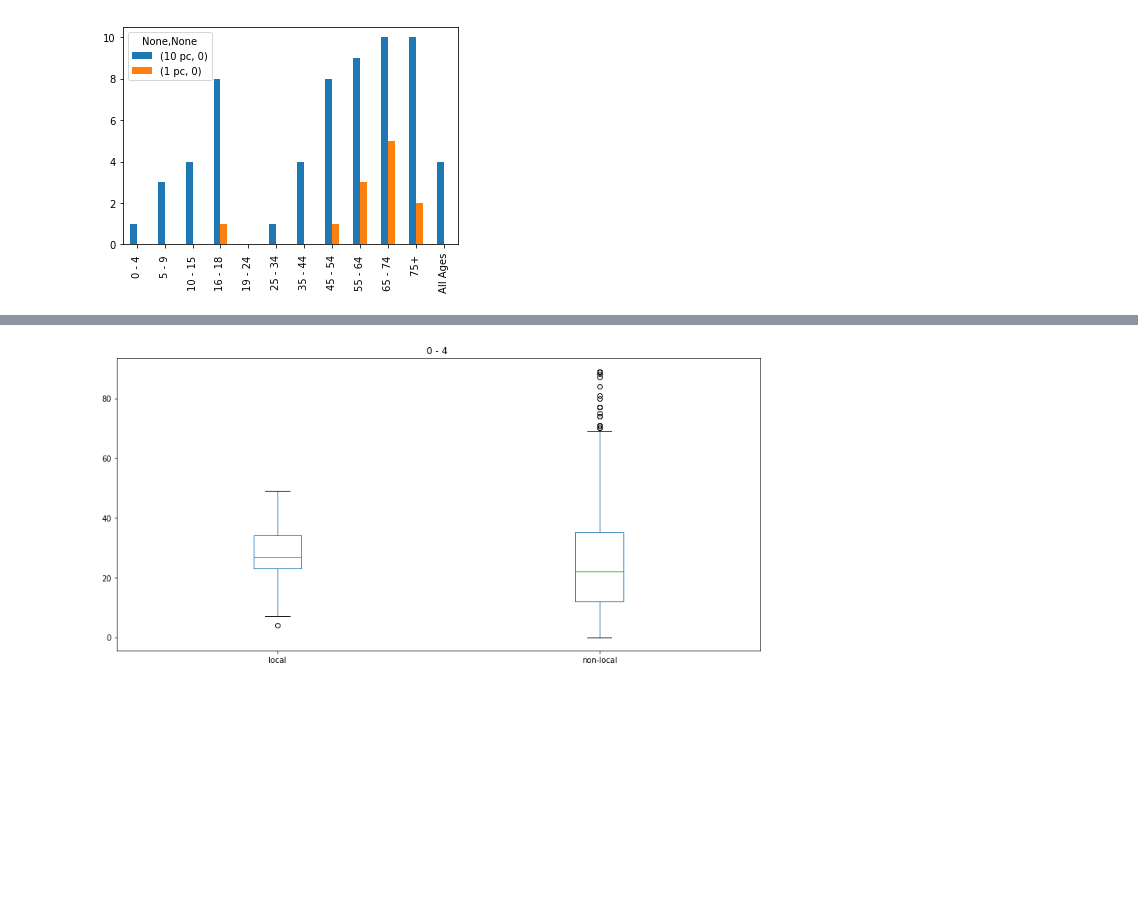
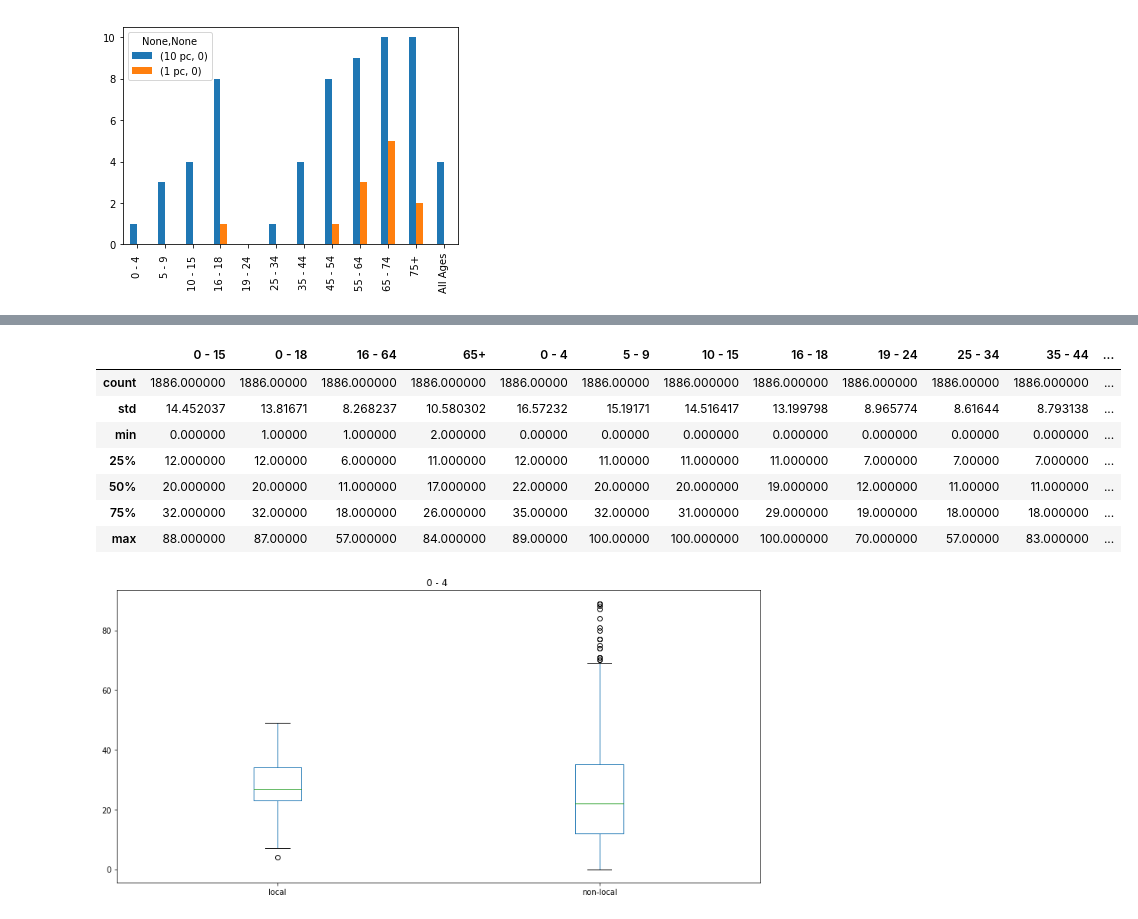
Before and after one commit to idorrington92/SRCDC_cardiff_data_analysis, a Jupyter notebook: codes/employment/Income_deprivation_analysis.ipynb, the cells around one changed output, grey strips where cells are left out. Cells and saved outputs as stored; diff of their text form; code cells hidden in the pictures; blank space fills up the shorter version.

```diff
--- a/codes/employment/Income_deprivation_analysis.ipynb
+++ b/codes/employment/Income_deprivation_analysis.ipynb
@@ -137,3 +146,14 @@ top_1_10_pc_df.plot(kind='bar')
+# %%
+data[data['local']==0].describe().drop('mean')
+# %% [output]
+|  | 0 - 15 | 0 - 18 | 16 - 64 | 65+ | 0 - 4 | 5 - 9 | 10 - 15 | 16 - 18 | 19 - 24 | 25 - 34 | 35 - 44 | ... |
+| count | 1886.000000 | 1886.00000 | 1886.000000 | 1886.000000 | 1886.00000 | 1886.00000 | 1886.000000 | 1886.000000 | 1886.000000 | 1886.00000 | 1886.000000 | ... |
+| std | 14.452037 | 13.81671 | 8.268237 | 10.580302 | 16.57232 | 15.19171 | 14.516417 | 13.199798 | 8.965774 | 8.61644 | 8.793138 | ... |
+| min | 0.000000 | 1.00000 | 1.000000 | 2.000000 | 0.00000 | 0.00000 | 0.000000 | 0.000000 | 0.000000 | 0.00000 | 0.000000 | ... |
+| 25% | 12.000000 | 12.00000 | 6.000000 | 11.000000 | 12.00000 | 11.00000 | 11.000000 | 11.000000 | 7.000000 | 7.00000 | 7.000000 | ... |
+| 50% | 20.000000 | 20.00000 | 11.000000 | 17.000000 | 22.00000 | 20.00000 | 20.000000 | 19.000000 | 12.000000 | 11.00000 | 11.000000 | ... |
+| 75% | 32.000000 | 32.00000 | 18.000000 | 26.000000 | 35.00000 | 32.00000 | 31.000000 | 29.000000 | 19.000000 | 18.00000 | 18.000000 | ... |
+| max | 88.000000 | 87.00000 | 57.000000 | 84.000000 | 89.00000 | 100.00000 | 100.000000 | 100.000000 | 70.000000 | 57.00000 | 83.000000 | ... |
 # %%
 for stat in data.drop(columns=['LSOA name', 'local','0 - 15 ', '0 - 18 ', '16 - 64 ', '65+ ']).keys():
     plot_two_data_sets(stat=stat,data=data,kind='box')
```
Also changed, not shown: parts of 43 cells of this notebook.
